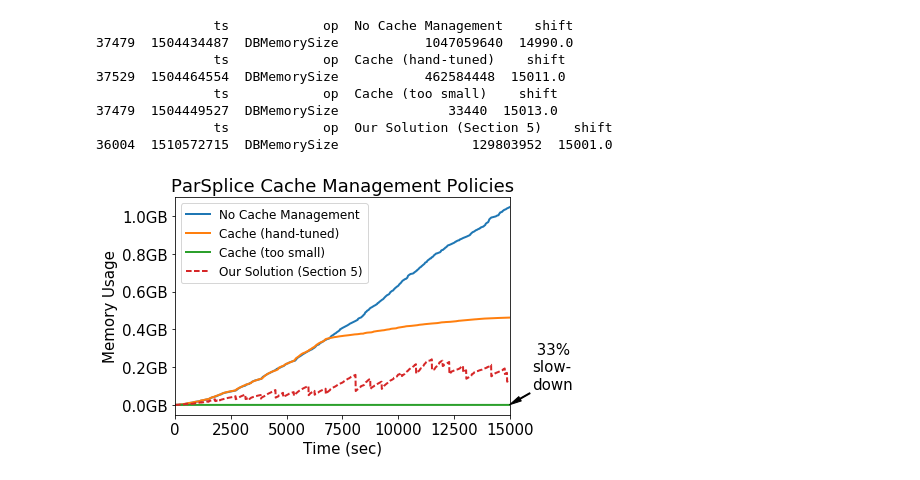
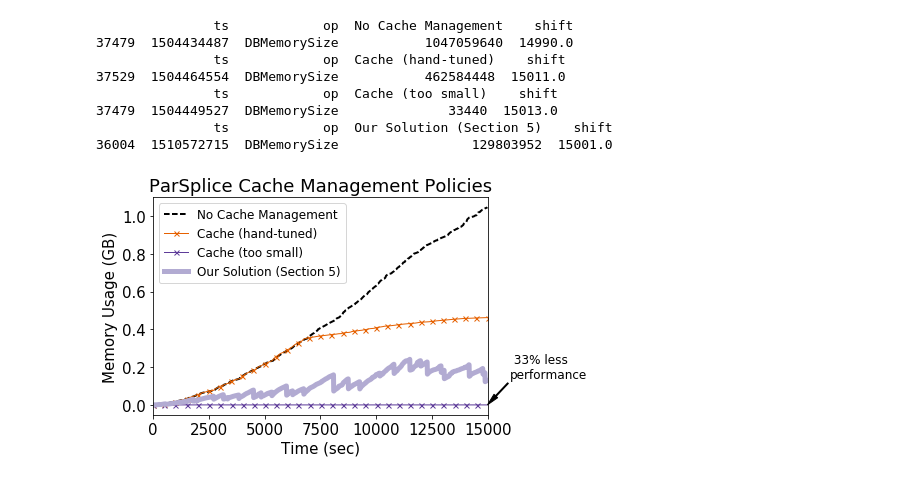
Before and after one commit to michaelsevilla/parsplice-ml-popper, a Jupyter notebook: experiments/regime-detection/viz/viz-memory-usage.ipynb, the cells around one changed output. Saved outputs shown, nothing was run; the diff lists cells and outputs as text; code cells hidden in the pictures.

Commit message:
paper: addresses #17, #25, and #31
Signed-off-by: Michael Sevilla <mikesevilla3@gmail.com>

```diff
--- a/experiments/regime-detection/viz/viz-memory-usage.ipynb
+++ b/experiments/regime-detection/viz/viz-memory-usage.ipynb
@@ -15,7 +15,7 @@ def untar(fname):
     tar.extractall()
     tar.close()
 
-def get_memory(results, ax, label, rank="1", ls='-'):
+def get_memory(results, ax, label, rank="1", ls='-', color='black', marker='', lw=1):
     op = 'DBMemorySize'
     untar(results + "/out/perf.tar.gz")
     shutil.move("perf/perf." + rank, "tmp/perf." + rank)
@@ -26,7 +26,7 @@ def get_memory(results, ax, label, rank="1", ls='-'):
     shift = np.min(df['ts']) * np.ones(len(df['ts']))
     df['shift'] = df['ts'] - shift
     df[label] = df[label].astype(int)
-    df.plot(ax=ax, y=[label], x='shift', ls=ls, lw=2)
+    df.plot(ax=ax, y=[label], x='shift', color=color, ls=ls, lw=lw, marker=marker, markersize=5, markevery=50)
     print df.tail(1)
     return df
 font = {'size'   : 15}
@@ -35,42 +35,42 @@ matplotlib.rc('font', **font)
 RGDETECT = "../nano/scale-workers-8-162696/"
 LRU10    = "../baseline/scale-cachelimit-8n-10-72001-LRU"
 LRU100K  = "../baseline/scale-cachelimit-8n-100000-72005-LRU"
 #TPOLICY  = "../baseline/scale-cachedecrease-8n-10-72376"
 #TPOLICY  = "../baseline/scale-cachedecrease-8n-100-7237"
 #TPOLICY  = "../baseline/scale-cachedecrease-8n-1000-72378"
 TPOLICY  = "../baseline/scale-cachedecrease-8n-10000-72374"
 #TPOLICY  = "../baseline/scale-cachelimit-8n-100000-71993"
 BASELINE = "../baseline/scale-cachelimit-8n-unlimited-71994"
 
 fig, ax = plt.subplots(1, 1)
-get_memory(BASELINE, ax, "No Cache Management", "1")
-get_memory(LRU100K,  ax, "Cache (hand-tuned)", "1")
-get_memory(LRU10,    ax, "Cache (too small)", "1")
+get_memory(BASELINE, ax, "No Cache Management", "1", ls='--', lw=2)
+get_memory(LRU100K,  ax, "Cache (hand-tuned)", "1", color='#e66101', marker='x')
+get_memory(LRU10,    ax, "Cache (too small)", "1", color='#5e3c99', marker='x' )
 #get_memory(TPOLICY,  ax, "Two Part Policy (-17%)", "1", ls='--')
-get_memory(RGDETECT, ax, "Our Solution (Section 5)", "4", ls="--")
+get_memory(RGDETECT, ax, "Our Solution (Section 5)", "4", color='#b2abd2', lw=5)
 #ax.set_xlim(0, 18000)
-ax.annotate(' 33%\nslow-\ndown', xytext=(16000, 0.2*1000*1000*1000), xy=(15000, 0.001*1000*1000*1000), fontsize=15, ha='left', va='center',
+ax.annotate(' 33% less\nperformance', xytext=(16000, 0.2*1000*1000*1000), xy=(15000, 0.001*1000*1000*1000), fontsize=12, ha='left', va='center',
            arrowprops=dict(facecolor='black', width=1, headwidth=5))
 #ax.annotate('17%', xytext=(16000, 0.15*1000*1000*1000), xy=(15000, 0.05*1000*1000*1000), fontsize=15, ha='left', va='center',
 #           arrowprops=dict(facecolor='black',  width=1, headwidth=5))
 #ax.annotate(' 0%', xytext=(16000, 0.3*1000*1000*1000), xy=(15000, 0.2*1000*1000*1000), fontsize=15, ha='left', va='center',
 #           arrowprops=dict(facecolor='black',  width=1, headwidth=5))
 ax.set_xlabel("Time (sec)")
-ax.set_ylabel("Memory Usage")
+ax.set_ylabel("Memory Usage (GB)")
 ax.set_title("ParSplice Cache Management Policies")
 ax.legend(fontsize=12)
-x = ax.set_yticklabels(['{:3.1f}GB'.format(yval/(1000*1000*1000)) for yval in ax.get_yticks()])
-fig.savefig("figures/cache-management.png", bbox_inches='tight', dpi=400)
+x = ax.set_yticklabels(['{:3.1f}'.format(yval/(1000*1000*1000)) for yval in ax.get_yticks()])
+fig.savefig("../../../paper/figures/cache-management.png", bbox_inches='tight', dpi=400)
 # %% [output]
                ts            op  No Cache Management    shift
 37479  1504434487  DBMemorySize           1047059640  14990.0
                ts            op  Cache (hand-tuned)    shift
 37529  1504464554  DBMemorySize           462584448  15011.0
                ts            op  Cache (too small)    shift
 37479  1504449527  DBMemorySize              33440  15013.0
                ts            op  Our Solution (Section 5)    shift
 36004  1510572715  DBMemorySize                 129803952  15001.0
-[figure, old version]
+[figure, new version]
 # %%
 def plot_times(ax, label, results):
     #colors = ['#8c510a', '#d8b365', '#f6e8c3', '#c7eae5', '#5ab4ac', '#01665e']
```
Also changed, not shown: parts of 1 cell of this notebook, 9 other files.
